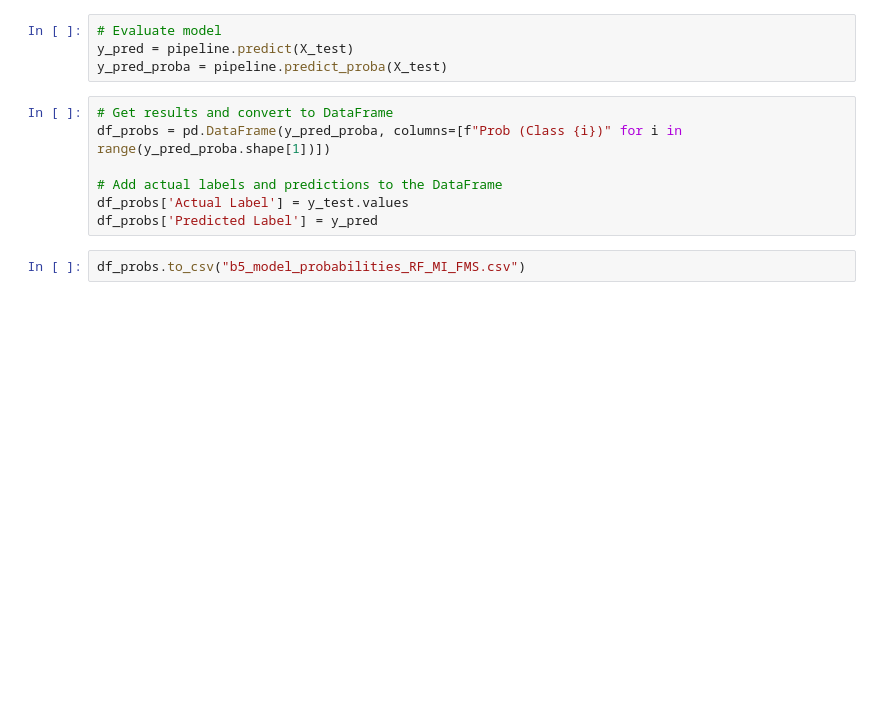
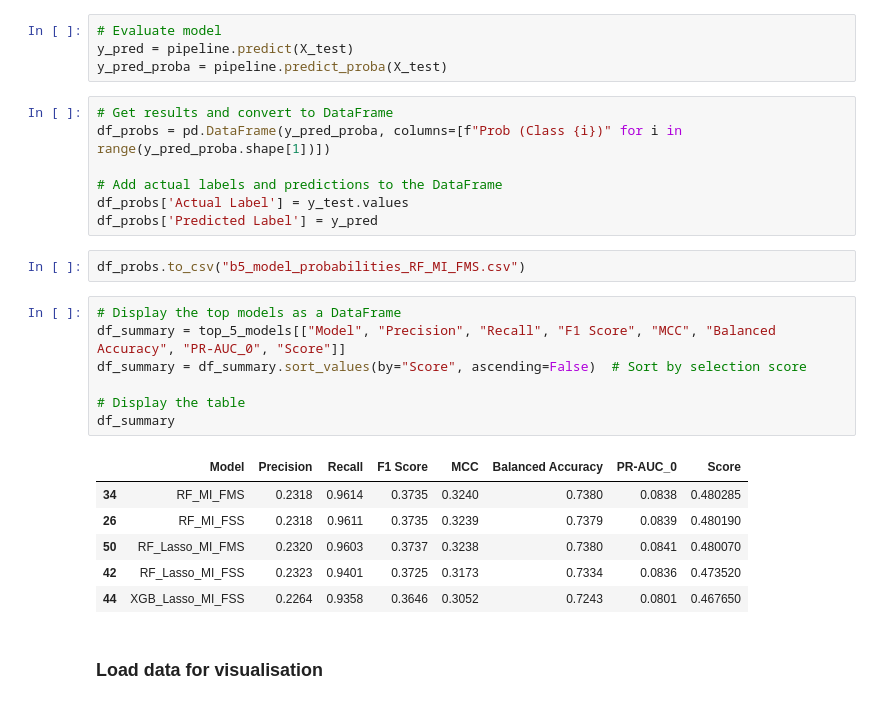
Before and after one commit to ngjocelyn/INF2008_YelpZip, a Jupyter notebook: 02_contextual/b5_final_model_evaluation.ipynb, the cells around one changed output. Drawn from its saved outputs; the diff is of its cells as text; blank space fills up the shorter version.

```diff
--- a/02_contextual/b5_final_model_evaluation.ipynb
+++ b/02_contextual/b5_final_model_evaluation.ipynb
@@ -166,3 +167,19 @@ df_probs['Actual Label'] = y_test.values
 df_probs['Predicted Label'] = y_pred
 # %%
 df_probs.to_csv("b5_model_probabilities_RF_MI_FMS.csv")
+# %%
+# Display the top models as a DataFrame
+df_summary = top_5_models[["Model", "Precision", "Recall", "F1 Score", "MCC", "Balanced Accuracy", "PR-AUC_0", "Score"]]
+df_summary = df_summary.sort_values(by="Score", ascending=False)  # Sort by selection score
+
+# Display the table
+df_summary
+# %% [output]
+|  | Model | Precision | Recall | F1 Score | MCC | Balanced Accuracy | PR-AUC_0 | Score |
+| 34 | RF_MI_FMS | 0.2318 | 0.9614 | 0.3735 | 0.3240 | 0.7380 | 0.0838 | 0.480285 |
+| 26 | RF_MI_FSS | 0.2318 | 0.9611 | 0.3735 | 0.3239 | 0.7379 | 0.0839 | 0.480190 |
+| 50 | RF_Lasso_MI_FMS | 0.2320 | 0.9603 | 0.3737 | 0.3238 | 0.7380 | 0.0841 | 0.480070 |
+| 42 | RF_Lasso_MI_FSS | 0.2323 | 0.9401 | 0.3725 | 0.3173 | 0.7334 | 0.0836 | 0.473520 |
+| 44 | XGB_Lasso_MI_FSS | 0.2264 | 0.9358 | 0.3646 | 0.3052 | 0.7243 | 0.0801 | 0.467650 |
+# %% [markdown]
+### Load data for visualisation
```
Also changed, not shown: parts of 15 cells of this notebook, 4 other files.
